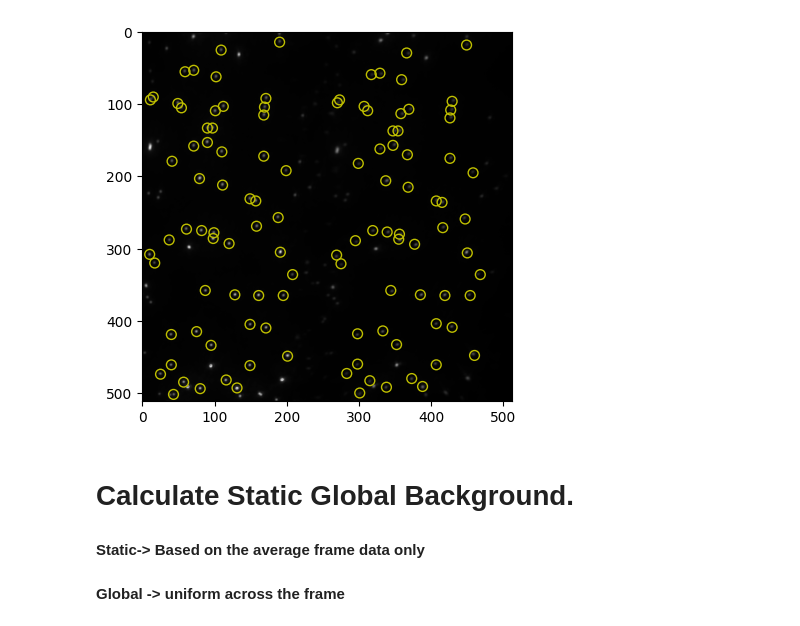
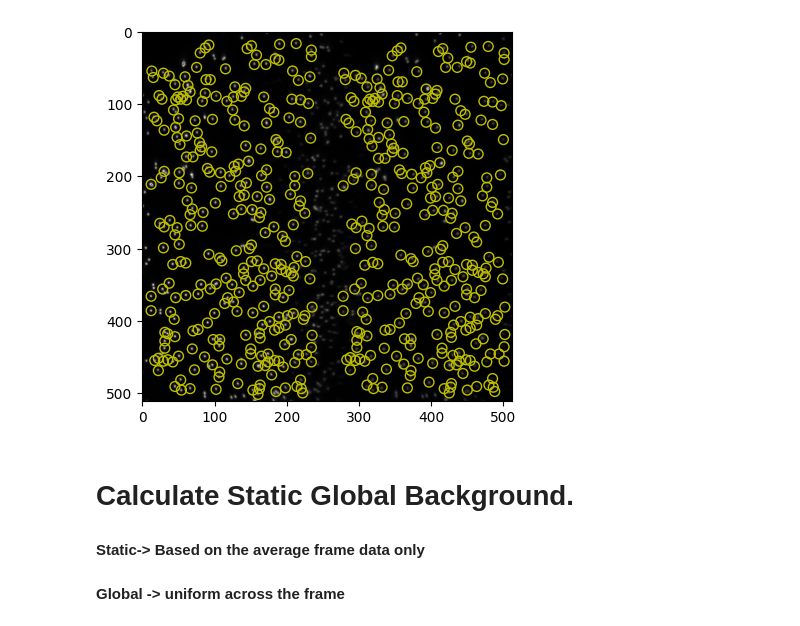
Before and after one commit to ljhason/smImaging-Exploration, a Jupyter notebook: Background Treatment/StaticGlobal.ipynb, the cells around one changed output. Cells and saved outputs as stored; diff of their text form; code cells hidden in the pictures.

```diff
--- a/Background Treatment/StaticGlobal.ipynb
+++ b/Background Treatment/StaticGlobal.ipynb
@@ -31,11 +62,11 @@ poly_pair_count_tol4_10, poly_pair_arr_CH1_tol4_10, poly_pair_arr_CH2_tol4_10 =
 # %%
 fig, ax = plt.subplots()
 plt.imshow(image, cmap='gray')
-ax.scatter(poly_pair_arr_CH1_tol4_10[:,1], poly_pair_arr_CH1_tol4_10[:,0], facecolors='none', edgecolors='y', s=50, label='CH1')
-ax.scatter(poly_pair_arr_CH2_tol4_10[:,1], poly_pair_arr_CH2_tol4_10[:,0], facecolors='none', edgecolors='y', s=50, label='CH2')
+ax.scatter(poly_pair_arr_CH1_tol4_10_curr[:,1], poly_pair_arr_CH1_tol4_10_curr[:,0], facecolors='none', edgecolors='y', s=50, label='CH1')
+ax.scatter(poly_pair_arr_CH2_tol4_10_curr[:,1], poly_pair_arr_CH2_tol4_10_curr[:,0], facecolors='none', edgecolors='y', s=50, label='CH2')
 plt.show()
 # %% [output]
-[figure, old version]
+[figure, new version]
 # %% [markdown]
 # Calculate Static Global Background.
 #### Static-> Based on the average frame data only
```
Also changed, not shown: parts of 13 cells of this notebook, 6 other files.
